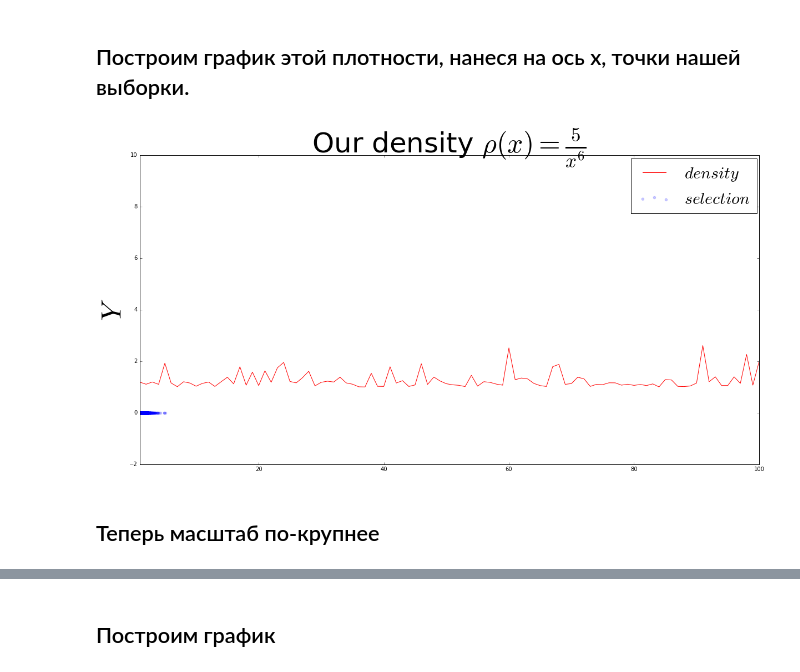
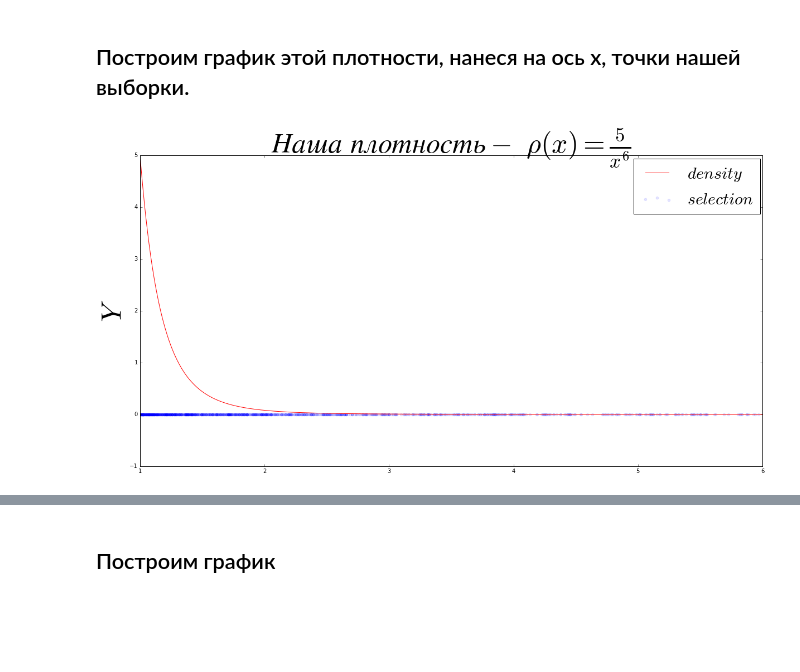
Before and after one commit to feezboom/MathStat, a Jupyter notebook: Third.ipynb, the cells around one changed output, grey strips where cells are left out. Drawn from its saved outputs; the diff is of its cells as text; code cells hidden in the pictures; blank space fills up the shorter version.

```diff
--- a/Third.ipynb
+++ b/Third.ipynb
@@ -16,15 +16,22 @@ selection = some_distribution.rvs(size = N)
 # %% [markdown]
 ## Построим график этой плотности, нанеся на ось x, точки нашей выборки.
 # %%
-    plt.figure(figsize=(20,10))
-    plt.title('Our density $\\rho(x) = \\frac{5}{x^{6}}$', fontsize = 50);
-    plt.plot(np.arange(1, N + 1), selection, color = 'red', label = '$density$');
-    plt.scatter(X, np.zeros(N), color = 'blue', alpha = 0.2, label = '$selection$')
-    plt.legend(loc='center left', bbox_to_anchor=(0.78, 0.9), fontsize = 30)
-    plt.ylabel('$Y$', fontsize = 50);
-    plt.xlim(1, 100);
-    plt.show()
+xvalues = []
+x = 0.001;
+for i in range(0, 10000) :
+    xvalues.append(x);
+    x+=0.001;
+temp = np.array(xvalues);
+density = (5 / (temp**6));
+
+plt.figure(figsize=(20,10))
+plt.title('$Наша\ плотность -$ $\\rho(x) = \\frac{5}{x^{6}}$', fontsize = 50);
+plt.plot(xvalues, density, color = 'red', label = '$density$');
+plt.scatter(X, np.zeros(N), color = 'blue', alpha = 0.1, label = '$selection$');
+plt.legend(loc='center left', bbox_to_anchor=(0.78, 0.9), fontsize = 30);
+plt.ylabel('$Y$', fontsize = 50);
+plt.xlim(1, 6);
+plt.ylim(-1,5)
+plt.show();
 # %% [output]
-[figure, old version]
+[figure, new version]
-# %% [markdown]
-## Теперь масштаб по-крупнее
```
Also changed, not shown: parts of 4 cells of this notebook.
